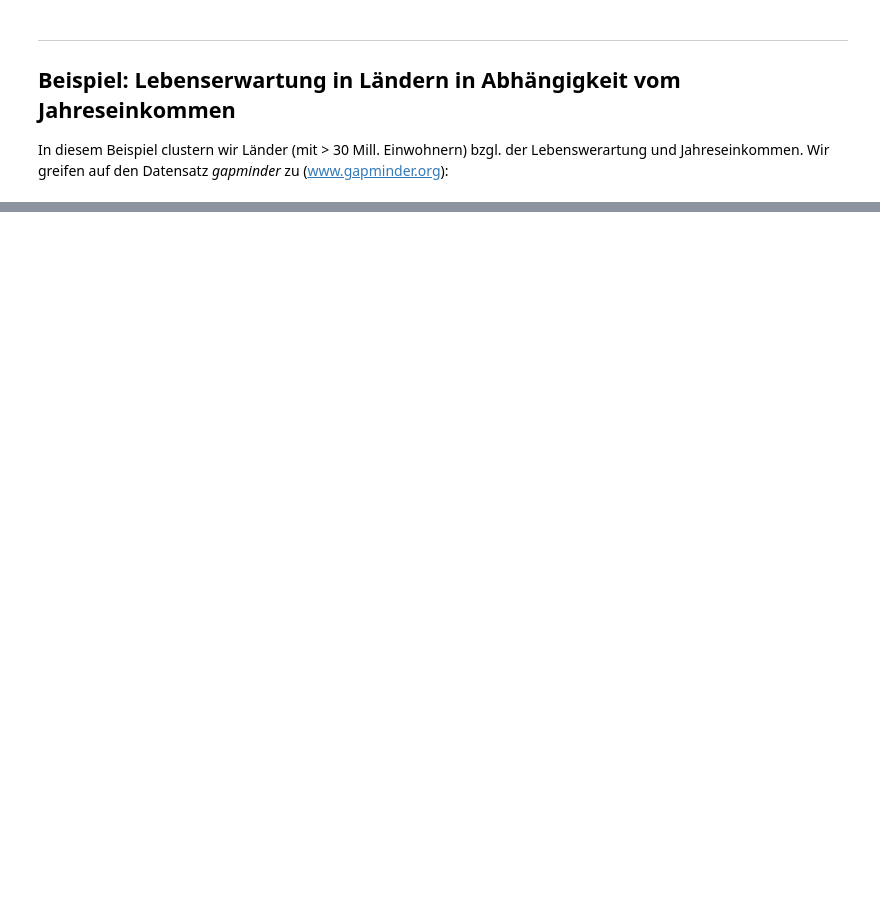
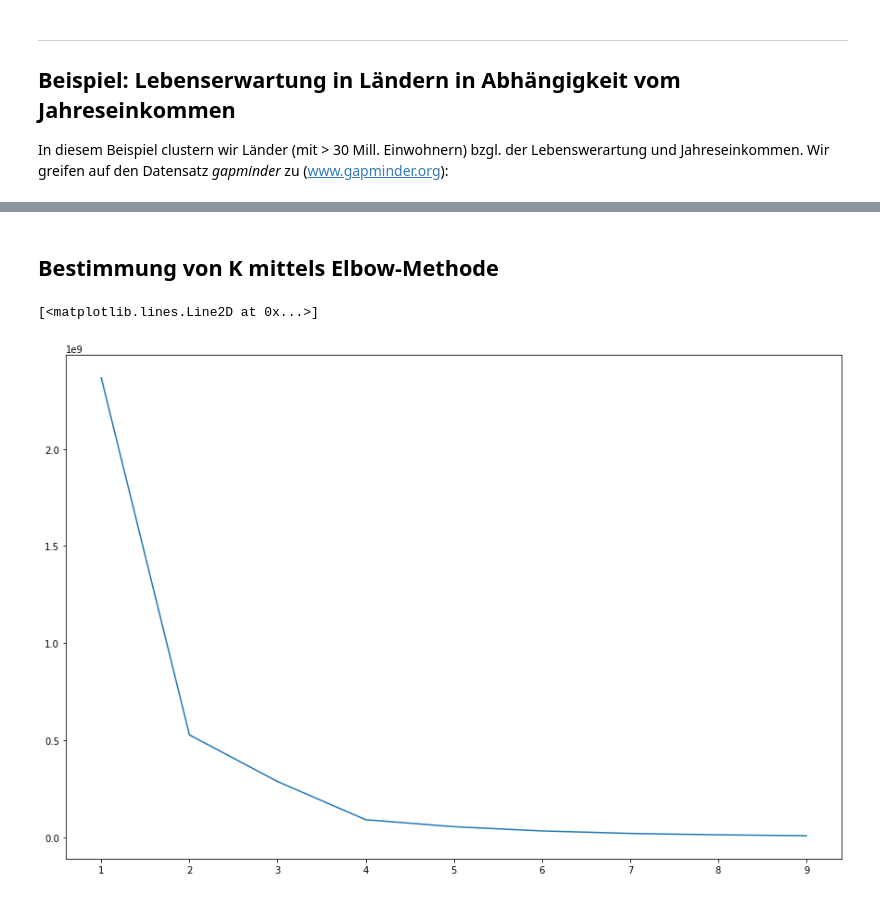
Before and after one commit to troescherw/jupyter_python, a Jupyter notebook: kMeansClustering.ipynb, the cells around one changed output, grey strips where cells are left out. Drawn from its saved outputs; the diff is of its cells as text; code cells hidden in the pictures; blank space fills up the shorter version.

```diff
--- a/kMeansClustering.ipynb
+++ b/kMeansClustering.ipynb
@@ -92,0 +108,12 @@ plt.show()
+# %% [markdown]
+## Bestimmung von K mittels Elbow-Methode
+# %%
+# Berechne Summe der quadrierten Distanzen der Stichproben zu ihren Clustern für verschiedene K
+# intertia_ enthält Mittelwert der Summe der quadrierten Abstände (mean sum of squares, mssw)
+
+mssw = [KMeans(n_clusters=k).fit(df2).inertia_ for k in range(1,10)]
+
+plt.plot(range(1,10),mssw)
+# %% [output]
+[<matplotlib.lines.Line2D at 0x...>]
+[figure, added]
```
Also changed, not shown: parts of 5 cells of this notebook, 2 other files.
